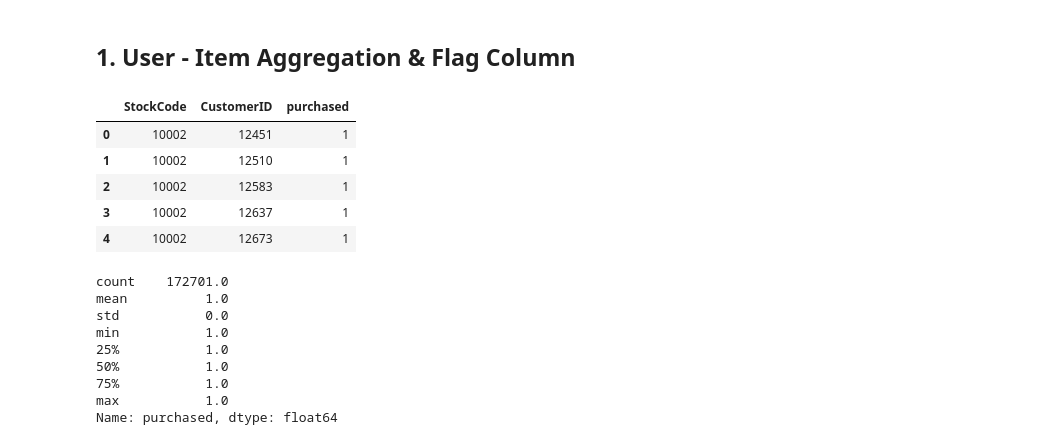
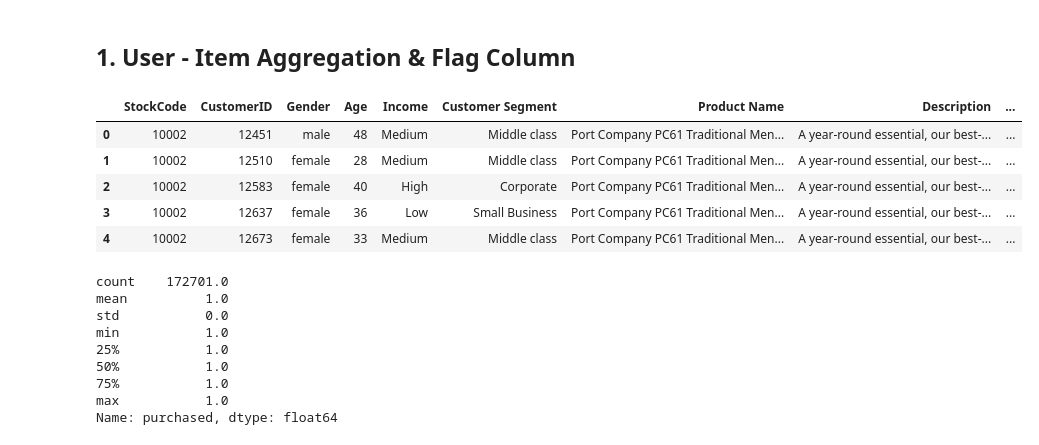
Before and after one commit to uadR1/Master-Thesis-Building-and-Evaluating-Candidate-Generation-Models-with-Neural-Networks, a Jupyter notebook: 02_Data_Preparation/02_RecSys_Preparation.ipynb, the cells around one changed output. Cells and saved outputs as stored; diff of their text form; code cells hidden in the pictures.

```diff
--- a/02_Data_Preparation/02_RecSys_Preparation.ipynb
+++ b/02_Data_Preparation/02_RecSys_Preparation.ipynb
@@ -44,26 +44,26 @@ Main Steps
 ## 1. User - Item Aggregation & Flag Column
 # %%
 # Aggregate count of unique User & Item combinations
-df_binary = df.groupby(['StockCode', 'CustomerID']).agg({'CustomerID': 'count'})
-
+#df_binary = df.groupby(['StockCode', 'CustomerID']).agg({'CustomerID': 'count'}) -- User for Collaborative
+df_binary = df.groupby(['StockCode', 'CustomerID','Gender', 'Age', 'Income', 'Customer Segment','Product Name', 'Description', 'Brand']).agg({'CustomerID': 'count'})
 # Rename Columns
 df_binary.columns = ['purchased']
 
 # Reset Index
 df_binary.reset_index(inplace=True)
 
 # Set all purchases to 1
 df_binary['purchased'] = 1
 
 # Check first five columns
 df_binary.head()
 # %% [output]
-|  | StockCode | CustomerID | purchased |
-| 0 | 10002 | 12451 | 1 |
-| 1 | 10002 | 12510 | 1 |
-| 2 | 10002 | 12583 | 1 |
-| 3 | 10002 | 12637 | 1 |
-| 4 | 10002 | 12673 | 1 |
+|  | StockCode | CustomerID | Gender | Age | Income | Customer Segment | Product Name | Description | ... |
+| 0 | 10002 | 12451 | male | 48 | Medium | Middle class | Port Company PC61 Traditional Men... | A year-round essential, our best-... | ... |
+| 1 | 10002 | 12510 | female | 28 | Medium | Middle class | Port Company PC61 Traditional Men... | A year-round essential, our best-... | ... |
+| 2 | 10002 | 12583 | female | 40 | High | Corporate | Port Company PC61 Traditional Men... | A year-round essential, our best-... | ... |
+| 3 | 10002 | 12637 | female | 36 | Low | Small Business | Port Company PC61 Traditional Men... | A year-round essential, our best-... | ... |
+| 4 | 10002 | 12673 | female | 33 | Medium | Middle class | Port Company PC61 Traditional Men... | A year-round essential, our best-... | ... |
 # %%
 # Sanity Check
 df_binary.purchased.describe()
```
Also changed, not shown: parts of 3 cells of this notebook, 6 other files.
